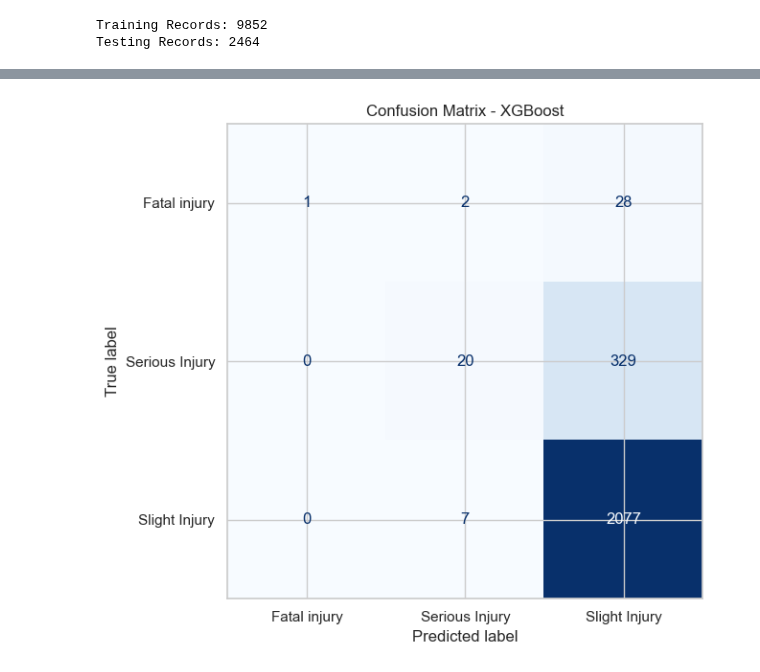
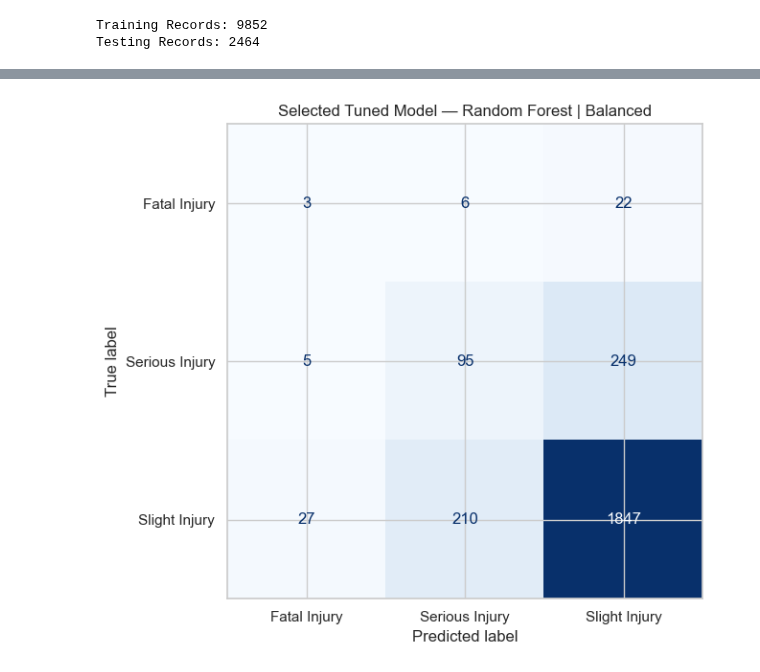
Before and after one commit to Mathan-MS/mathan-ms.github.io, a Jupyter notebook: Projects/Road_Accident_Severity_Prediction/notebooks/Road_Accident_Severity_Research_Tuning_Results_Cleaned.ipynb, the cells around one changed output, grey strips where cells are left out. Cells and saved outputs as stored; diff of their text form; code cells hidden in the pictures.

```diff
--- a/Projects/Road_Accident_Severity_Prediction/notebooks/Road_Accident_Severity_Prediction.ipynb
+++ b/Projects/Road_Accident_Severity_Prediction/notebooks/Road_Accident_Severity_Research_Tuning_Results_Cleaned.ipynb
@@ -846,10 +949,7 @@ for model_name, model in models.items():
     )
 
     # Train model
-    pipeline.fit(
-        X_train,
-        y_train
-    )
+    fit_comparison_pipeline(pipeline, X_train, y_train, model_name)
 
     # Make predictions
     y_pred = pipeline.predict(
@@ -1177,0 +1288,12 @@ display(
+# %%
+# One comparison table covering all four algorithms and both conditions.
+all_model_comparison = results_df.merge(cv_results_df, on="Model", how="left")
+for name, prediction in predictions.items():
+    class_recalls = recall_score(y_test, prediction, labels=np.arange(len(label_encoder.classes_)), average=None, zero_division=0)
+    for label, recall_value in zip(label_encoder.classes_, class_recalls):
+        all_model_comparison.loc[all_model_comparison["Model"] == name, f"{label} Recall"] = recall_value
+all_model_comparison["Algorithm"] = all_model_comparison["Model"].str.split(" | ", regex=False).str[0]
+all_model_comparison["Training"] = all_model_comparison["Model"].str.split(" | ", regex=False).str[-1]
+all_model_comparison = all_model_comparison.sort_values(["Algorithm", "Training"])
+display(all_model_comparison.round(4))
+all_model_comparison.to_csv(RESULTS_DIR / "all_eight_model_comparison.csv", index=False)
@@ -1180,65 +1558,19 @@ display(
 # %%
-# Select the model with the highest held-out Macro F1.
-best_model_name = (
-    results_df.iloc[0]["Model"]
-)
+from sklearn.metrics import confusion_matrix, classification_report, ConfusionMatrixDisplay
 
-best_prediction = predictions[
-    best_model_name
-]
-
-
-print(
-    "Best Model:",
-    best_model_name
-)
-
-
-# Print detailed results only for the selected model.
-print(
-    classification_report(
-        y_test,
-        best_prediction,
-        target_names=label_encoder.classes_,
-        zero_division=0
-    )
-)
-
-
-cm = confusion_matrix(
-    y_test,
-    best_prediction
-)
-
-
-fig, ax = plt.subplots(
-    figsize=(7, 6)
-)
-
-
-ConfusionMatrixDisplay(
-    confusion_matrix=cm,
-    display_labels=label_encoder.classes_
-).plot(
-    ax=ax,
-    cmap="Blues",
-    colorbar=False
-)
-
-
-plt.title(
-    f"Confusion Matrix - {best_model_name}"
-)
-
+best_model_name = selected_config
+best_prediction = tuned_predictions[best_model_name]
+best_pipeline = tuned_models[best_model_name]
+labels = np.arange(len(label_encoder.classes_))
+class_names = list(label_encoder.classes_)
+cm = confusion_matrix(y_test, best_prediction, labels=labels)
+report = classification_report(y_test, best_prediction, labels=labels, target_names=class_names, output_dict=True, zero_division=0)
+print('Selected by training CV:', best_model_name)
+print(classification_report(y_test, best_prediction, labels=labels, target_names=class_names, zero_division=0))
+fig, ax = plt.subplots(figsize=(7, 6))
+ConfusionMatrixDisplay(confusion_matrix=cm, display_labels=class_names).plot(ax=ax, cmap='Blues', colorbar=False)
+ax.set_title(f'Selected Tuned Model — {best_model_name}')
 plt.tight_layout()
-
-plt.savefig(
-    FIGURES_DIR / "best_model_confusion_matrix.png",
-    dpi=300,
-    bbox_inches="tight"
-)
-
+plt.savefig(FIGURES_DIR / 'best_model_confusion_matrix.png', dpi=300, bbox_inches='tight')
 plt.show()
-
-print("Saved: figures/best_model_confusion_matrix.png")
 # %% [output]
@@ -1255 +1587 @@ Serious Injury       0.69      0.06      0.11       349
-[figure, old version]
+[figure, new version]
```
Also changed, not shown: parts of 94 cells of this notebook, 46 other files.
